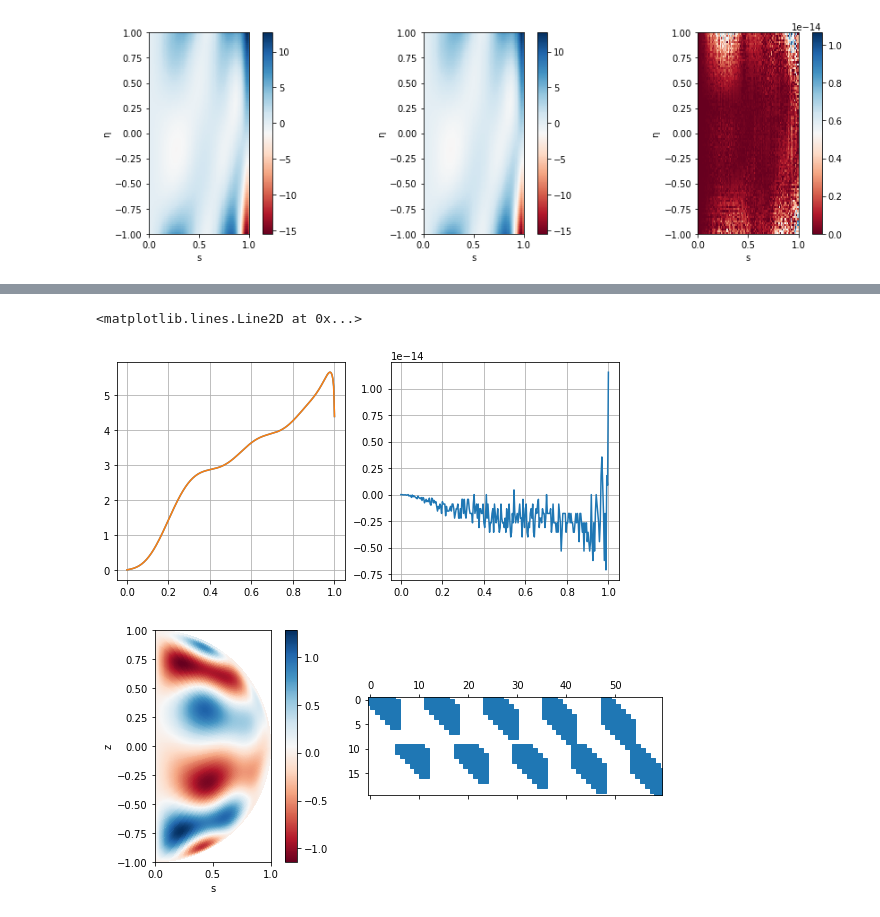
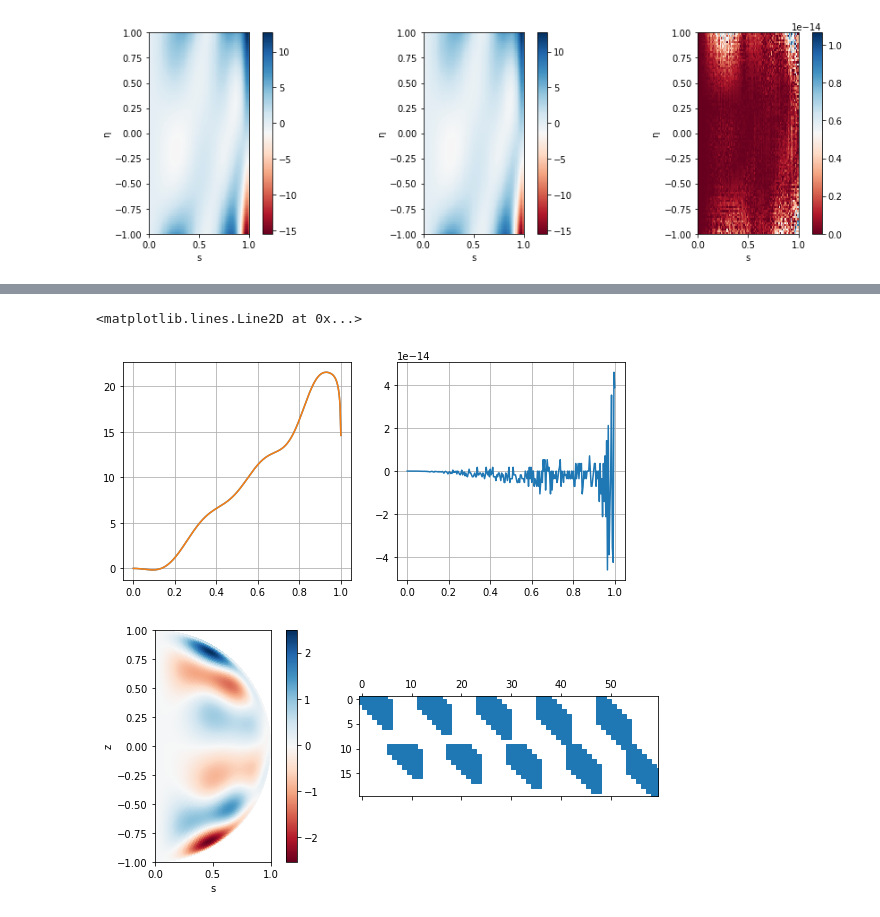
Before and after one commit to acellison/spherinder, a Jupyter notebook: notebooks/test_orthogonal_basis.ipynb, the cells around one changed output, grey strips where cells are left out. Cells and saved outputs as stored; diff of their text form; code cells hidden in the pictures.

```diff
--- a/notebooks/test_orthogonal_basis.ipynb
+++ b/notebooks/test_orthogonal_basis.ipynb
@@ -74,15 +53,6 @@ def plot_radial(basis, s, eta, etavalues):
         plot_axes[i].set_title('ell = {}, η = {}'.format(ell, eta[etaindex]))
         plot_axes[i].set_xlabel('s')
         plot_axes[i].grid(True)
-# %%
-def psi(Nmax, m, ell, s, eta, sigma=0, alpha=0, beta=0):
-    ns, neta = len(s), len(eta)
-    t = 2*s**2 - 1
-
-    Peta = Jacobi.polynomials(ell+1,alpha,alpha,eta)[-1,:].reshape(neta,1)
-    Ps = Jacobi.polynomials(Nmax,ell+alpha+beta+1/2,m+sigma,t)
-    tt = t.reshape(1,ns)
-    return [Peta * (1+tt)**((m+sigma)/2) * (1-tt)**(ell/2) * Ps[k,:] for k in range(Nmax)]
 # %%
 Nmax, m, ell = 6, 1, 0
 basis = psi(Nmax, m, ell, s, eta)
@@ -140,12 +110,4 @@ C = Jacobi.operator('C')
 D = Jacobi.operator('D')
 Z = Jacobi.operator('Z')
 Id = Jacobi.operator('Id')
-# %%
-# Expand the coefficient vector to grid space
-def expand(basis, coeffs):
-    f = 0*basis[0][0]
-    for ell in range(len(basis)):
-        for k in range(len(basis[ell])):
-            f += coeffs[ell,k] * basis[ell][k]
-    return f
 # %%
@@ -554,6 +390,7 @@ class lil_matrix(scipy.sparse.base.spmatrix, scipy.sparse._index.IndexMixin)
 # %%
+# Boundary evaluation
 Lmax, Nmax = 10, 6
-m, alpha, sigma = 1, 0, 0
+m, alpha, sigma = 3, 1, -1
 
 s = np.linspace(0,1,256)
 t = 2*s**2 - 1
@@ -564,61 +401,48 @@ F = 1/(np.arange(1,Lmax+1).reshape(Lmax,1)*np.arange(1,Nmax+1))
 f = expand(basis, F).ravel()
 
 # Compute the boundary evaluation operator
-L = Lmax-1
-even_conversions = [(A(+1)**(L//2-ell) @ A(-1)**ell)(Nmax,2*ell+1/2,m) for ell in range(L//2+1)]
-odd_conversions = [(A(+1)**(((L-1)//2)-ell) @ A(-1)**ell)(Nmax,2*ell+1+1/2,m) for ell in range((L+1)//2)]
-
-bc = Jacobi.polynomials(Lmax,alpha,alpha,1.)
-
-Opeven = sparse.lil_matrix((Nmax+L//2,Lmax*Nmax))
-Opodd  = sparse.lil_matrix((Nmax+(L-1)//2,Lmax*Nmax))
-for ell in range(Lmax):
-    if ell % 2 == 0:
-        op, mat = even_conversions, Opeven
-    else:
-        op, mat = odd_conversions, Opodd
-    op = bc[ell] * op[ell//2]
-    mat[:np.shape(op)[0],ell*Nmax:(ell+1)*Nmax] = op
+Opeven, Opodd = sph.boundary_evaluation(m, Lmax, Nmax, sigma, alpha, separate=True)
 
 # Apply the boundary evaluation operator and expand
 Feven = (Opeven @ F.ravel())
 Fodd = (Opodd @ F.ravel())
 
-cobasis = Jacobi.polynomials(Nmax+L//2,L//2+1/2,m,t).T
+even_codomain, odd_codomain = sph.boundary_codomain(m, Lmax, Nmax, sigma, alpha)
+cobasis = Jacobi.polynomials(*even_codomain,t).T
 feven = cobasis @ Feven
 
-cobasis = Jacobi.polynomials(Nmax+(L-1)//2,(L+1)//2+1/2,m,t).T
+cobasis = Jacobi.polynomials(*odd_codomain,t).T
 fodd = cobasis @ Fodd
 
-fcoeff = (1+t)**(m/2) * (feven + np.sqrt(1-t) * fodd)
+fcoeff = (1+t)**((m+sigma)/2) * (feven + np.sqrt(1-t) * fodd)
 error = f - fcoeff
 
-assert np.max(abs(error)) < 2e-14
+assert np.max(abs(error)) < 1e-13
 
 # Plot the boundary evaluation
 fig, plot_axes = plt.subplots(1,2,figsize=(9,4))
 plot_axes[0].plot(s, f)
 plot_axes[0].plot(s, fcoeff)
 plot_axes[1].plot(s, f - fcoeff)
 for ax in plot_axes:
     ax.grid()
 
 # Plot a field in the nullspace of the operator,
 # i.e. a field that vanishes on the sphere boundary
 Op = sparse.vstack([Opeven,Opodd])
 nullspace = sp.linalg.null_space(Op.todense())
 
 eta = np.linspace(-1,1,256)
 basis = [psi(Nmax, m, ell, s, eta, sigma=sigma, alpha=alpha) for ell in range(Lmax)]
 
 which = 10
 F = nullspace[:,which].reshape(Lmax,Nmax)
 f = expand(basis, F)
 
 fig, ax = plt.subplots(1,2,figsize=(9,4))
 plotfield(s, eta, f, fig, ax[0], stretch=False)
 ax[1].spy(Op)
 # %% [output]
 <matplotlib.lines.Line2D at 0x...>
-[figure, old version]
+[figure, new version]
-[figure, old version]
+[figure, new version]
```
Also changed, not shown: parts of 11 cells of this notebook, 2 other files.
